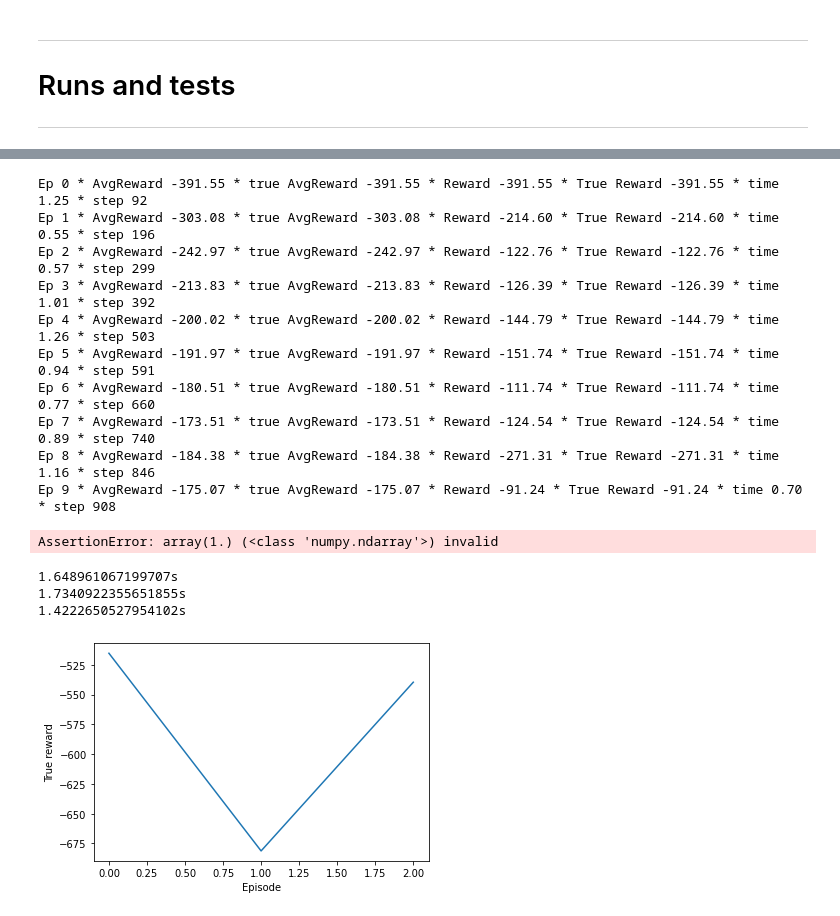
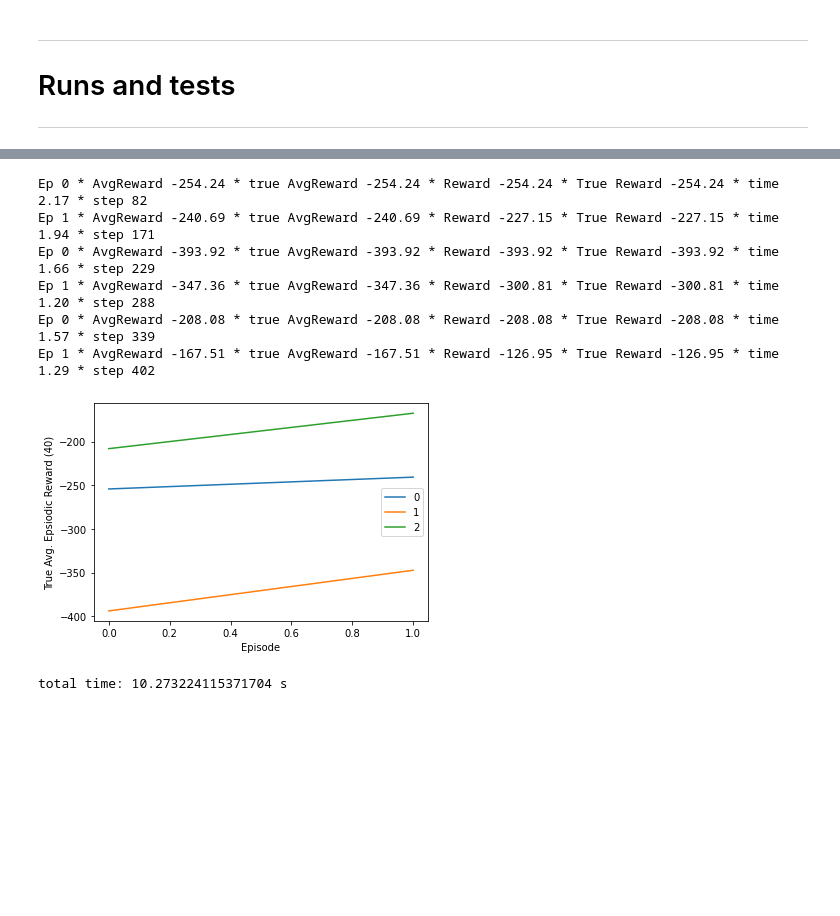
Before and after one commit to mnbvmnbv2/Lunar-Lander, a Jupyter notebook: Lunar.ipynb, the cells around one changed output, grey strips where cells are left out. Saved outputs shown, nothing was run; the diff lists cells and outputs as text; code cells hidden in the pictures; blank space fills up the shorter version.

Commit message:
Fix working discrete test and run

```diff
--- a/Lunar.ipynb
+++ b/Lunar.ipynb
@@ -183,8 +183,6 @@ class Agent:
         if not use_noise:
             sampled_actions = tf.squeeze(self.actor_model(state)).numpy()
             legal_action = np.clip(sampled_actions, self.lower_bound, self.upper_bound)
-
-            return [np.squeeze(legal_action)]
         else:
             sampled_actions = tf.squeeze(self.actor_model(state))
             noise = noise_object()
@@ -194,12 +192,15 @@ class Agent:
             # We make sure action is within bounds
             legal_action = np.clip(sampled_actions, self.lower_bound, self.upper_bound)
 
+        if self.continuous:
             return [np.squeeze(legal_action)]
+        else:
+            return int(np.squeeze(legal_action))
 # %%
 def fixed(x, episode):
     return x
 # %%
-def run(total_trials=3, total_episodes=100,
+def run(total_trials=1, total_episodes=100,
             buffer_capacity=100000, batch_size=64, std_dev=0.2, critic_lr=0.002, render=False,
             actor_lr=0.001, gamma=0.99, tau=0.005, noise_mult=1, save_weights=False,
             directory='Weights/', actor_name='actor', critic_name='critic',
@@ -289,7 +290,8 @@ def run(total_trials=3, total_episodes=100,
                 if step >= start_steps:
                     action = agent.policy(state=tf_prev_state, noise_object=agent.ou_noise, noise_mult=noise_mult)
                     # To get the right format
-                    action = action[0]
+                    if continuous:
+                        action = action[0]
                 else:
                     action = env.action_space.sample()
 
@@ -531,21 +489,11 @@ total time: 62.089587450027466 s
-# %%
-run(total_trials=1, total_episodes=200, start_steps=1000, continuous=False)
-# %% [output]
-Ep 0 * AvgReward -391.55 * true AvgReward -391.55 * Reward -391.55 * True Reward -391.55 * time 1.25 * step 92
-Ep 1 * AvgReward -303.08 * true AvgReward -303.08 * Reward -214.60 * True Reward -214.60 * time 0.55 * step 196
-Ep 2 * AvgReward -242.97 * true AvgReward -242.97 * Reward -122.76 * True Reward -122.76 * time 0.57 * step 299
-Ep 3 * AvgReward -213.83 * true AvgReward -213.83 * Reward -126.39 * True Reward -126.39 * time 1.01 * step 392
-Ep 4 * AvgReward -200.02 * true AvgReward -200.02 * Reward -144.79 * True Reward -144.79 * time 1.26 * step 503
-Ep 5 * AvgReward -191.97 * true AvgReward -191.97 * Reward -151.74 * True Reward -151.74 * time 0.94 * step 591
-Ep 6 * AvgReward -180.51 * true AvgReward -180.51 * Reward -111.74 * True Reward -111.74 * time 0.77 * step 660
-Ep 7 * AvgReward -173.51 * true AvgReward -173.51 * Reward -124.54 * True Reward -124.54 * time 0.89 * step 740
-Ep 8 * AvgReward -184.38 * true AvgReward -184.38 * Reward -271.31 * True Reward -271.31 * time 1.16 * step 846
-Ep 9 * AvgReward -175.07 * true AvgReward -175.07 * Reward -91.24 * True Reward -91.24 * time 0.70 * step 908
-AssertionError: array(1.) (<class 'numpy.ndarray'>) invalid
-# %%
-test(render=True, total_episodes=3)
-# %% [output]
-1.648961067199707s
-1.7340922355651855s
-1.4222650527954102s
-[figure, removed]
+# %%
+run(total_episodes=2, render=True, continuous=False)
+# %% [output]
+Ep 0 * AvgReward -254.24 * true AvgReward -254.24 * Reward -254.24 * True Reward -254.24 * time 2.17 * step 82
+Ep 1 * AvgReward -240.69 * true AvgReward -240.69 * Reward -227.15 * True Reward -227.15 * time 1.94 * step 171
+Ep 0 * AvgReward -393.92 * true AvgReward -393.92 * Reward -393.92 * True Reward -393.92 * time 1.66 * step 229
+Ep 1 * AvgReward -347.36 * true AvgReward -347.36 * Reward -300.81 * True Reward -300.81 * time 1.20 * step 288
+Ep 0 * AvgReward -208.08 * true AvgReward -208.08 * Reward -208.08 * True Reward -208.08 * time 1.57 * step 339
+Ep 1 * AvgReward -167.51 * true AvgReward -167.51 * Reward -126.95 * True Reward -126.95 * time 1.29 * step 402
+[figure, added]
+total time: 10.273224115371704 s
```
Also changed, not shown: parts of 8 cells of this notebook.
